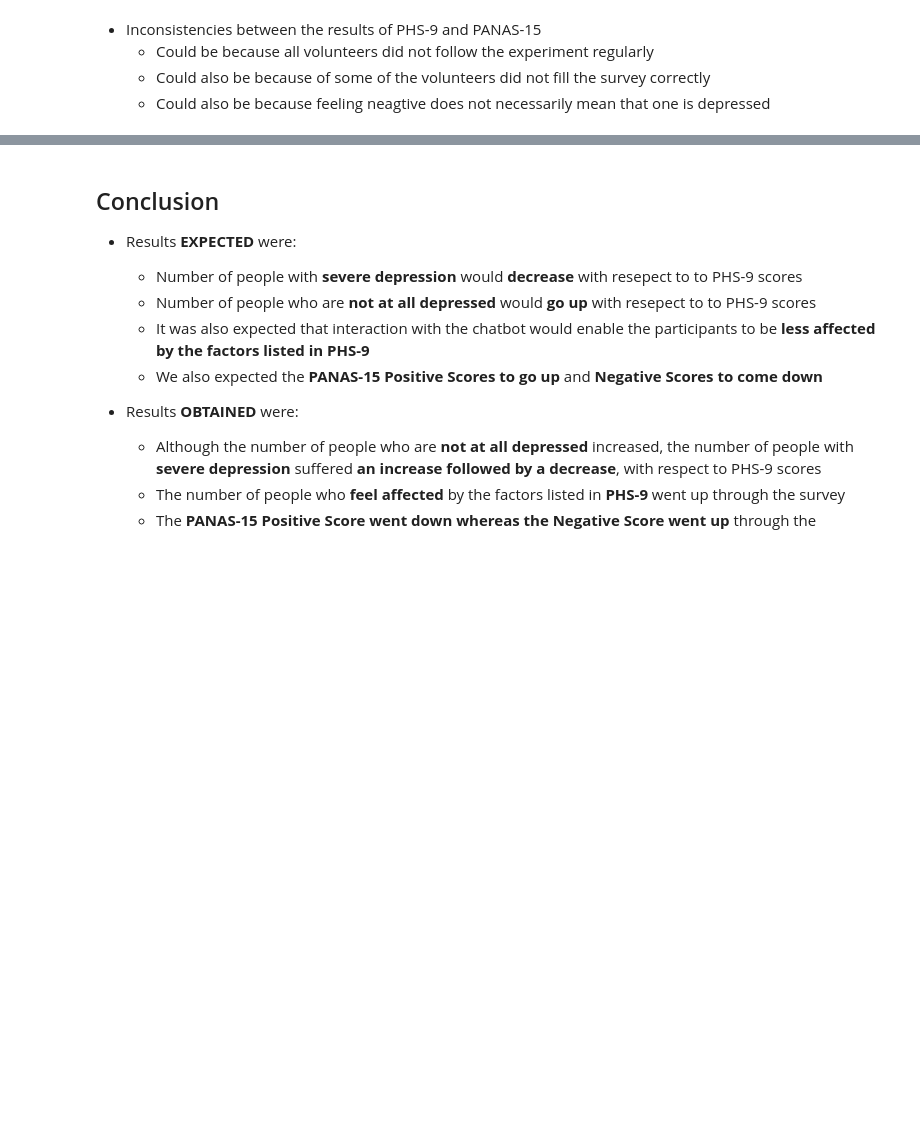
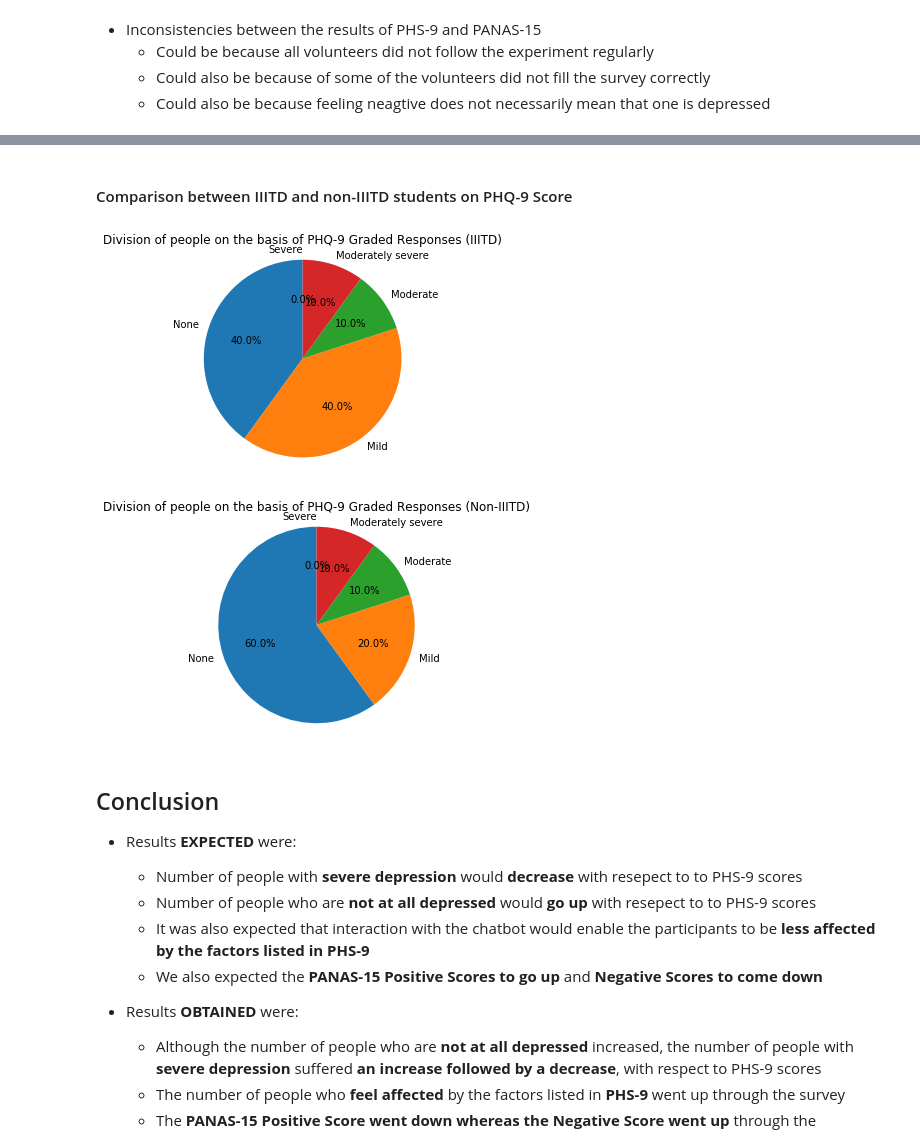
Before and after one commit to justachetan/psych-woebot, a Jupyter notebook: code/survey-analyses.ipynb, the cells around one changed output, grey strips where cells are left out. Saved outputs shown, nothing was run; the diff lists cells and outputs as text; code cells hidden in the pictures; blank space fills up the shorter version.

Commit message:
Added comparison of IIITD and non-IIITD stuents

```diff
--- a/code/survey-analyses.ipynb
+++ b/code/survey-analyses.ipynb
@@ -88,3 +94,15 @@ surveyHelper.render_PANAS_negative("../data-dump/pre-therapy.csv","../data-dump/
+# %% [markdown]
+#### Comparison between IIITD and non-IIITD students on PHQ-9 Score
+# %%
+score = surveyHelper.calc_PHQ9_score_IIITD("../data-dump/pre-therapy.csv")
+ppts = surveyHelper.create_PHQ9_plotpoints(score)
+surveyHelper.render_score_pieplot_PHQ9_IIITD(ppts)
+score = surveyHelper.calc_PHQ9_score_nonIIITD("../data-dump/pre-therapy.csv")
+ppts = surveyHelper.create_PHQ9_plotpoints(score)
+surveyHelper.render_score_pieplot_PHQ9_nonIIITD(ppts)
+# %% [output]
+[figure, added]
+[figure, added]
 # %% [markdown]
 ## Conclusion
 
```
Also changed, not shown: parts of 2 cells of this notebook, 1 other file.
